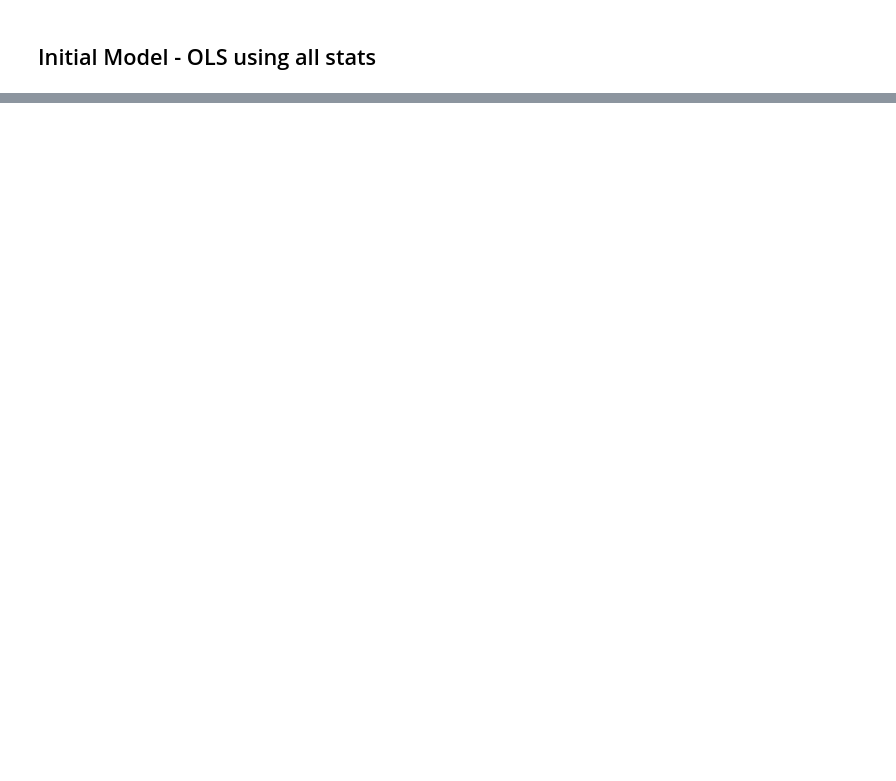
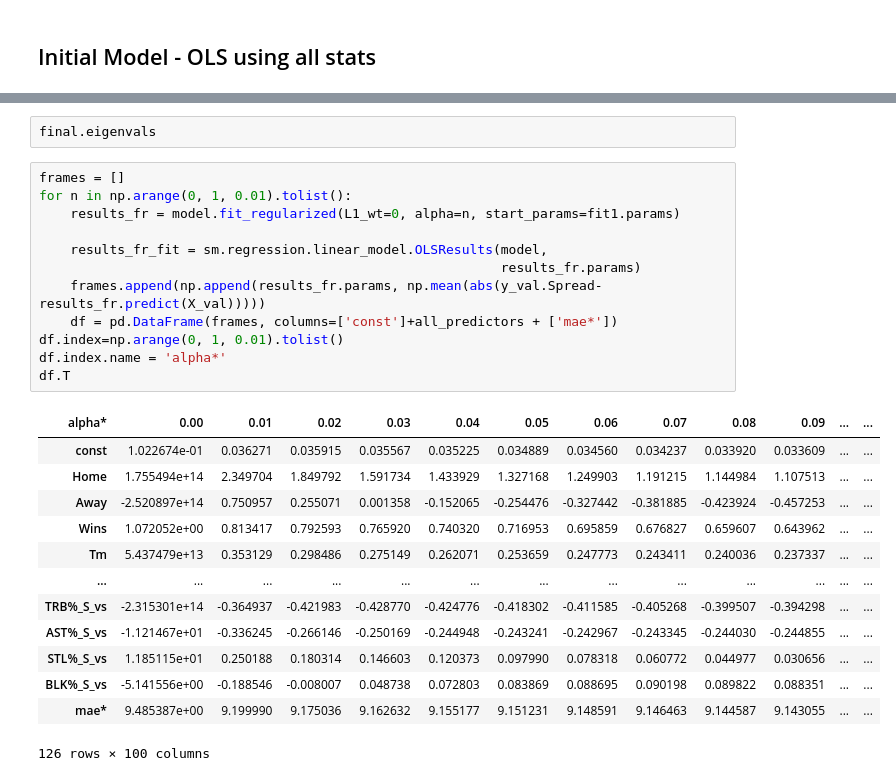
Before and after one commit to mrallenchen/NCAAMBB, a Jupyter notebook: Regression.ipynb, the cells around one changed output, grey strips where cells are left out. Drawn from its saved outputs; the diff is of its cells as text; blank space fills up the shorter version.

```diff
--- a/Regression.ipynb
+++ b/Regression.ipynb
@@ -122,0 +228,28 @@ NotImplementedError:
+# %%
+final.eigenvals
+# %%
+frames = []
+for n in np.arange(0, 1, 0.01).tolist():
+    results_fr = model.fit_regularized(L1_wt=0, alpha=n, start_params=fit1.params)
+
+    results_fr_fit = sm.regression.linear_model.OLSResults(model,
+                                                           results_fr.params)
+    frames.append(np.append(results_fr.params, np.mean(abs(y_val.Spread-results_fr.predict(X_val)))))
+    df = pd.DataFrame(frames, columns=['const']+all_predictors + ['mae*'])
+df.index=np.arange(0, 1, 0.01).tolist()
+df.index.name = 'alpha*'
+df.T
+# %% [output]
+| alpha* | 0.00 | 0.01 | 0.02 | 0.03 | 0.04 | 0.05 | 0.06 | 0.07 | 0.08 | 0.09 | ... | ... |
+| const | 1.022674e-01 | 0.036271 | 0.035915 | 0.035567 | 0.035225 | 0.034889 | 0.034560 | 0.034237 | 0.033920 | 0.033609 | ... | ... |
+| Home | 1.755494e+14 | 2.349704 | 1.849792 | 1.591734 | 1.433929 | 1.327168 | 1.249903 | 1.191215 | 1.144984 | 1.107513 | ... | ... |
+| Away | -2.520897e+14 | 0.750957 | 0.255071 | 0.001358 | -0.152065 | -0.254476 | -0.327442 | -0.381885 | -0.423924 | -0.457253 | ... | ... |
+| Wins | 1.072052e+00 | 0.813417 | 0.792593 | 0.765920 | 0.740320 | 0.716953 | 0.695859 | 0.676827 | 0.659607 | 0.643962 | ... | ... |
+| Tm | 5.437479e+13 | 0.353129 | 0.298486 | 0.275149 | 0.262071 | 0.253659 | 0.247773 | 0.243411 | 0.240036 | 0.237337 | ... | ... |
+| ... | ... | ... | ... | ... | ... | ... | ... | ... | ... | ... | ... | ... |
+| TRB%_S_vs | -2.315301e+14 | -0.364937 | -0.421983 | -0.428770 | -0.424776 | -0.418302 | -0.411585 | -0.405268 | -0.399507 | -0.394298 | ... | ... |
+| AST%_S_vs | -1.121467e+01 | -0.336245 | -0.266146 | -0.250169 | -0.244948 | -0.243241 | -0.242967 | -0.243345 | -0.244030 | -0.244855 | ... | ... |
+| STL%_S_vs | 1.185115e+01 | 0.250188 | 0.180314 | 0.146603 | 0.120373 | 0.097990 | 0.078318 | 0.060772 | 0.044977 | 0.030656 | ... | ... |
+| BLK%_S_vs | -5.141556e+00 | -0.188546 | -0.008007 | 0.048738 | 0.072803 | 0.083869 | 0.088695 | 0.090198 | 0.089822 | 0.088351 | ... | ... |
+| mae* | 9.485387e+00 | 9.199990 | 9.175036 | 9.162632 | 9.155177 | 9.151231 | 9.148591 | 9.146463 | 9.144587 | 9.143055 | ... | ... |
+126 rows × 100 columns
```
Also changed, not shown: parts of 23 cells of this notebook, 41 other files.
